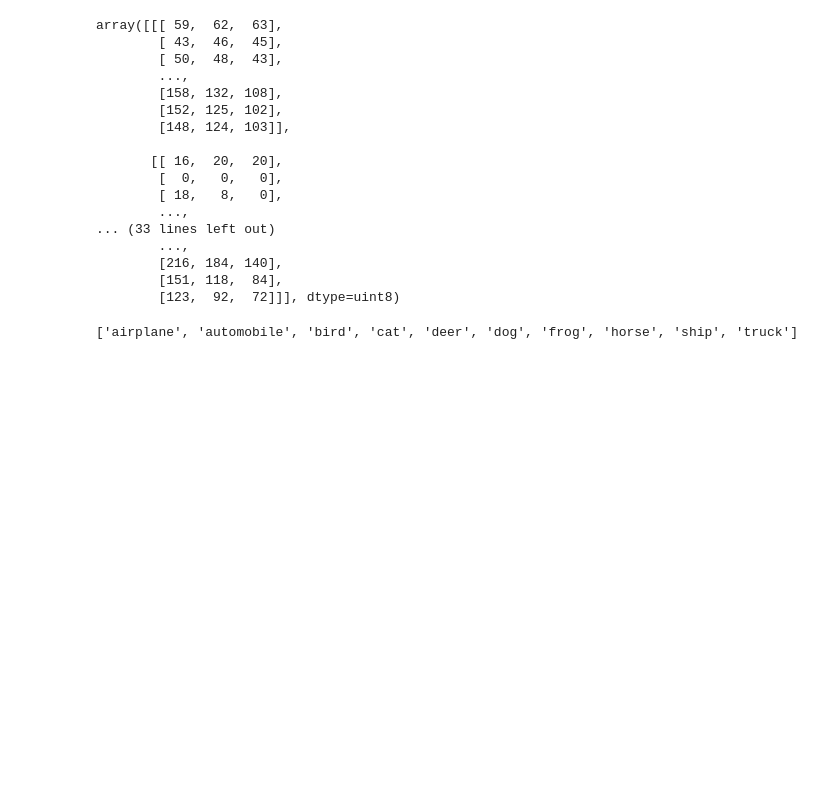
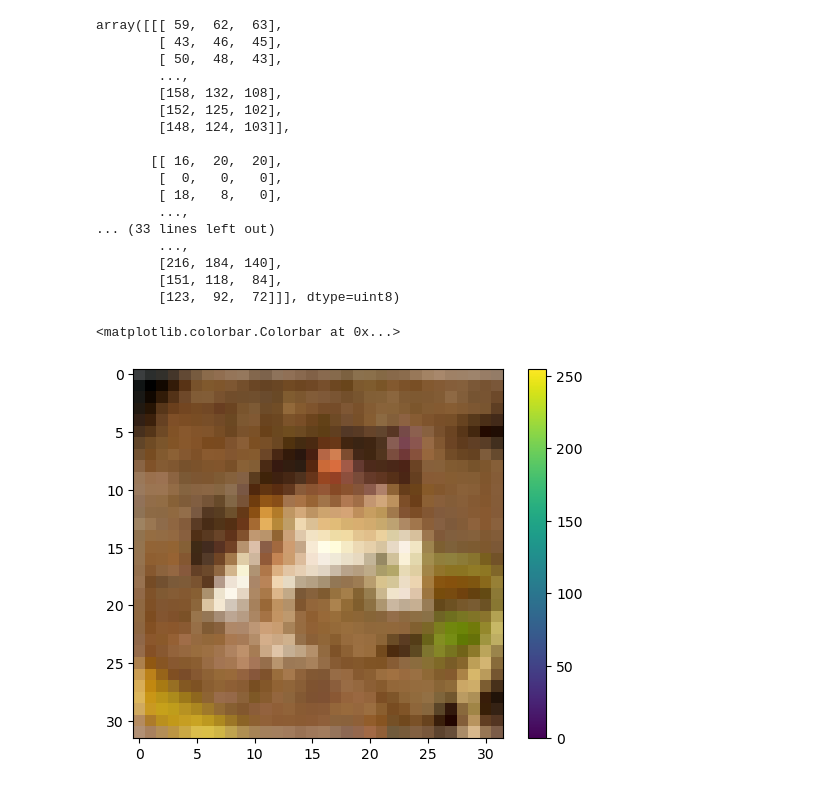
Before and after one commit to mmeliht/Artificial_Intelligence_Course, a Jupyter notebook: projects/04 - Image Classification with CNN for CIFAR_10 Data/main.ipynb, the cells around one changed output. Cells and saved outputs as stored; diff of their text form; code cells hidden in the pictures; blank space fills up the shorter version.

Commit message:
display figure

```diff
--- a/projects/04 - Image Classification with CNN for CIFAR_10 Data/main.ipynb
+++ b/projects/04 - Image Classification with CNN for CIFAR_10 Data/main.ipynb
@@ -36,20 +38,7 @@ array([[[ 59,  62,  63],
 # %%
-# CIFAR-10'un resmi sınıf sırası
-cifar10_labels = {
-    0: "airplane",
-    1: "automobile",
-    2: "bird",
-    3: "cat",
-    4: "deer",
-    5: "dog",
-    6: "frog",
-    7: "horse",
-    8: "ship",
-    9: "truck"
-}
-
-# Şimdi otomatik olarak class_names listesi üretelim
-class_names = [cifar10_labels[i] for i in range(10)]
-print(class_names)
+plt.figure()
+plt.imshow(x_train[0])
+plt.colorbar()
 # %% [output]
-['airplane', 'automobile', 'bird', 'cat', 'deer', 'dog', 'frog', 'horse', 'ship', 'truck']
+<matplotlib.colorbar.Colorbar at 0x...>
+[figure, added]
```
Also changed, not shown: parts of 4 cells of this notebook.
